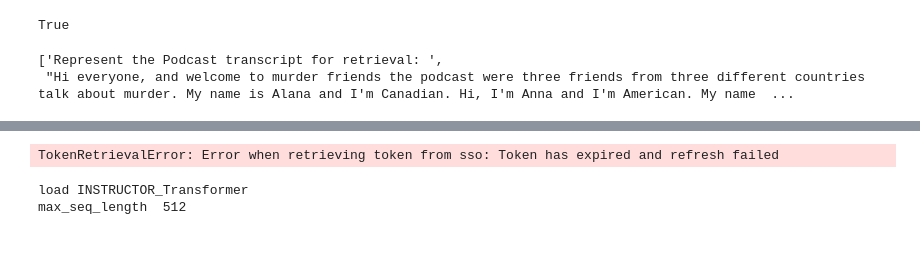
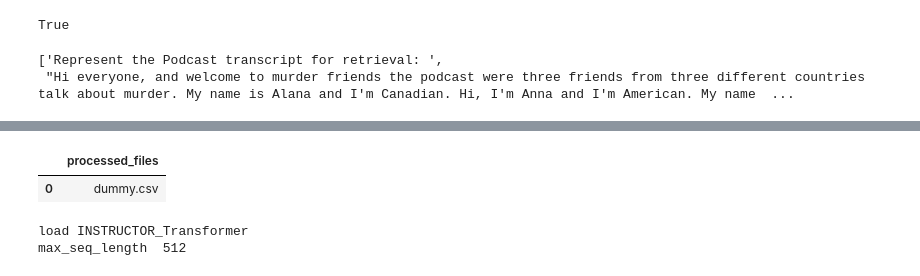
Before and after one commit to CSP-SumarAI/SumarAI, a Jupyter notebook: notebooks/datasetToEmbeddings-Oskari.ipynb, the cells around one changed output, grey strips where cells are left out. Drawn from its saved outputs; the diff is of its cells as text; code cells hidden in the pictures; blank space fills up the shorter version.

```diff
--- a/notebooks/datasetToEmbeddings-Oskari.ipynb
+++ b/notebooks/datasetToEmbeddings-Oskari.ipynb
@@ -186,9 +144,9 @@ write_to_s3(processed_files_df, 'processed_files', 'metadata')
 # %%
-processed_files_df = read_from_s3('processed_files', 'metadata')
+processed_files_df = read_from_s3('processed_files_timestamps', 'metadata')
 processed_files_list = list(processed_files_df.processed_files)
-processed_files_df.loc[processed_files_df.index.max() + 1] = "test"
 processed_files_df
 # %% [output]
-TokenRetrievalError: Error when retrieving token from sso: Token has expired and refresh failed
+|  | processed_files |
+| 0 | dummy.csv |
 # %%
 # get collection from server
```
Also changed, not shown: parts of 9 cells of this notebook, 4 other files.
